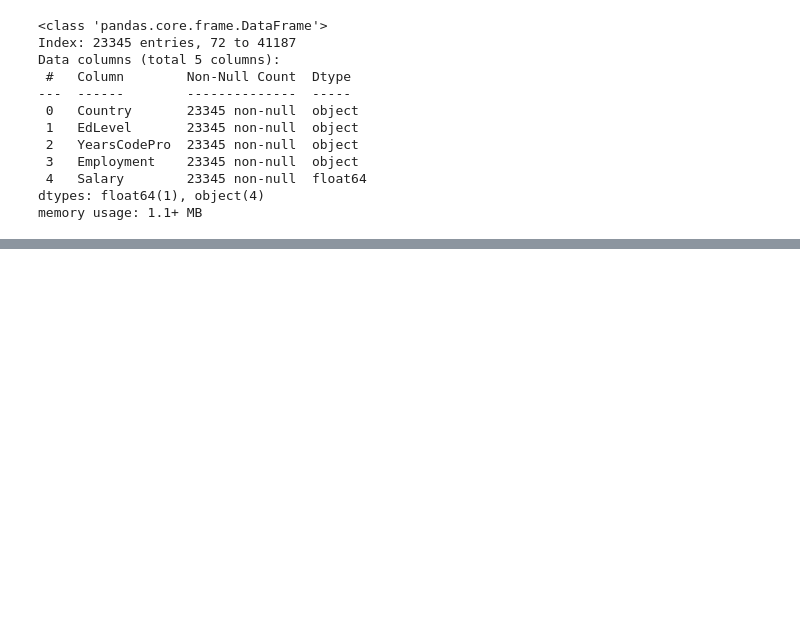
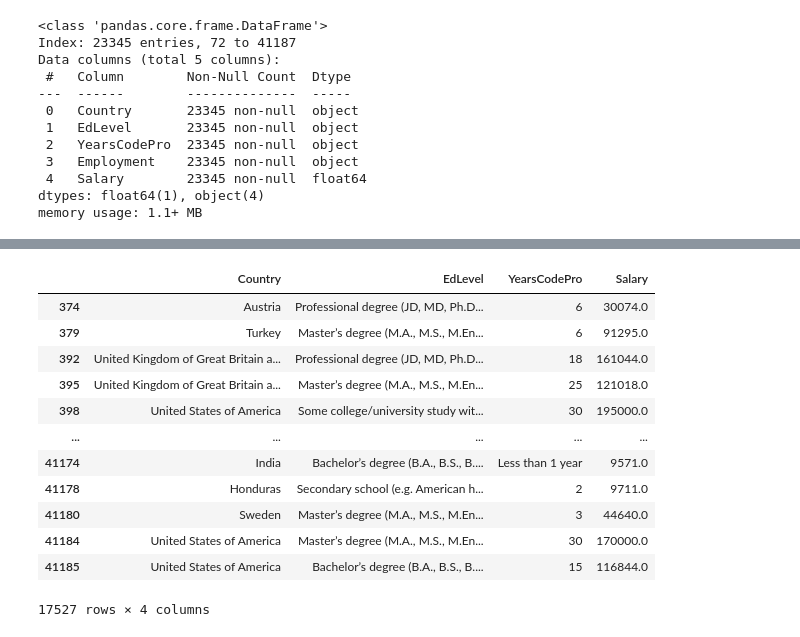
Before and after one commit to alex-yatseyko/portfolio, a Jupyter notebook: projects/Software_developer_salary_prediction/index.ipynb, the cells around one changed output, grey strips where cells are left out. Cells and saved outputs as stored; diff of their text form; code cells hidden in the pictures; blank space fills up the shorter version.

```diff
--- a/projects/Software_developer_salary_prediction/index.ipynb
+++ b/projects/Software_developer_salary_prediction/index.ipynb
@@ -94,0 +127,16 @@ memory usage: 1.1+ MB
+# %%
+df
+# %% [output]
+|  | Country | EdLevel | YearsCodePro | Salary |
+| 374 | Austria | Professional degree (JD, MD, Ph.D... | 6 | 30074.0 |
+| 379 | Turkey | Master’s degree (M.A., M.S., M.En... | 6 | 91295.0 |
+| 392 | United Kingdom of Great Britain a... | Professional degree (JD, MD, Ph.D... | 18 | 161044.0 |
+| 395 | United Kingdom of Great Britain a... | Master’s degree (M.A., M.S., M.En... | 25 | 121018.0 |
+| 398 | United States of America | Some college/university study wit... | 30 | 195000.0 |
+| ... | ... | ... | ... | ... |
+| 41174 | India | Bachelor’s degree (B.A., B.S., B.... | Less than 1 year | 9571.0 |
+| 41178 | Honduras | Secondary school (e.g. American h... | 2 | 9711.0 |
+| 41180 | Sweden | Master’s degree (M.A., M.S., M.En... | 3 | 44640.0 |
+| 41184 | United States of America | Master’s degree (M.A., M.S., M.En... | 30 | 170000.0 |
+| 41185 | United States of America | Bachelor’s degree (B.A., B.S., B.... | 15 | 116844.0 |
+17527 rows × 4 columns
```
Also changed, not shown: parts of 15 cells of this notebook.
